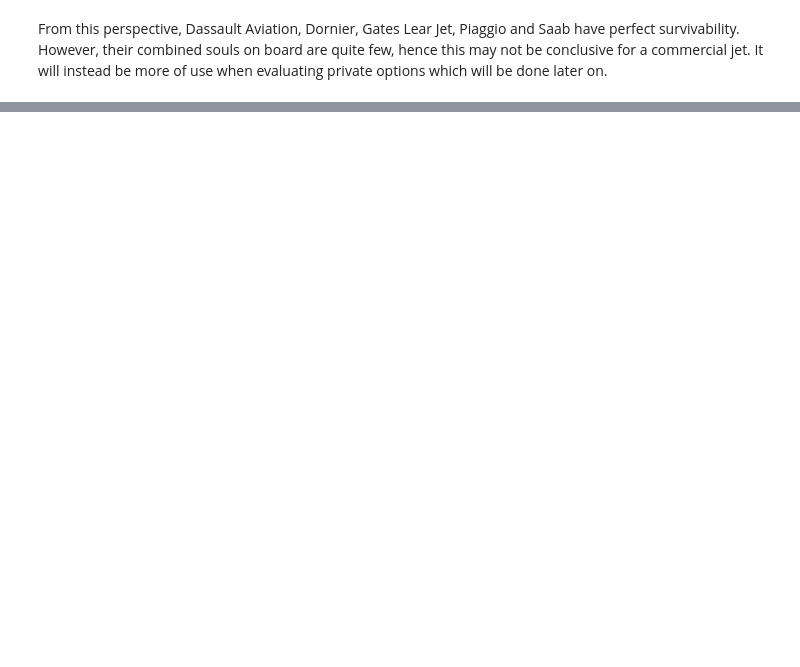
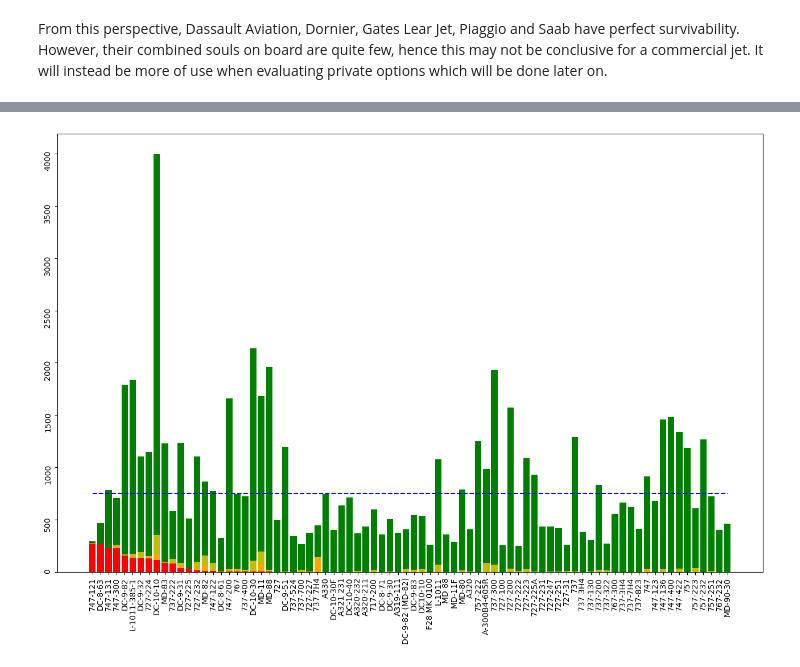
Before and after one commit to Luwate/dsc-phase-1-project, a Jupyter notebook: student.ipynb, the cells around one changed output, grey strips where cells are left out. Drawn from its saved outputs; the diff is of its cells as text; code cells hidden in the pictures; blank space fills up the shorter version.

Commit message:
In-depth commercial analysis (5 candidates)

```diff
--- a/student.ipynb
+++ b/student.ipynb
@@ -857,3 +864,10 @@ Commercial jets from the following companies will be evaluated against each othe
 - Dornier
 
 These are makers who have exceptional survivability, when compared to the brands that surround them in terms measured by total fatalities
+# %%
+commercial_candidates = [ 'Boeing', 'McDonnell Douglas', 'Airbus', 'Lockheed Martin', 'Embraer', 'De Havilland', 'Fokker',
+                         'Aerospatiale', 'Saab', 'Dornier']
+df_makers = df_cleaned.copy()
+df_makers = df_makers[df_makers['Make'].isin(commercial_candidates)]
+
+df_makers['Make'].value_counts()
@@ -859,0 +887,6 @@ These are makers who have exceptional survivability, when compared to the brands
+# %%
+outcome_by_model = df_makers.groupby('Model').sum(numeric_only=True)
+outcome_by_model['Total.Events'] = df_makers.groupby('Model').size()
+outcome_by_model = outcome_by_model[(outcome_by_model['Total.Events']>=3) & (outcome_by_model['Total.Souls']>240)]
+outcome_by_model = outcome_by_model.sort_values(by = 'Total.Fatal.Injuries', ascending=False)
+outcome_by_model
@@ -859,0 +908,15 @@ These are makers who have exceptional survivability, when compared to the brands
+# %%
+fatal_injuries = outcome_by_model['Total.Fatal.Injuries']
+serious_injuries = outcome_by_model['Total.Serious.Injuries']
+minor_injuries = outcome_by_model['Total.Minor.Injuries']
+uninjured = outcome_by_model['Total.Uninjured']
+# %%
+fig, ax = plt.subplots(figsize = (16,10))
+ax.bar(outcome_by_model.index, fatal_injuries, color = 'r')
+ax.bar(outcome_by_model.index, serious_injuries, bottom=fatal_injuries, color = 'orange')
+ax.bar(outcome_by_model.index, minor_injuries, bottom=fatal_injuries+serious_injuries, color = 'y')
+ax.bar(outcome_by_model.index, uninjured, bottom=fatal_injuries+serious_injuries+minor_injuries, color = 'g')
+ax.plot([0., 79], [750, 750], "k--", color = 'b')
+ax.tick_params(rotation = 90)
+# %% [output]
+[figure, added]
```
Also changed, not shown: parts of 14 cells of this notebook.
